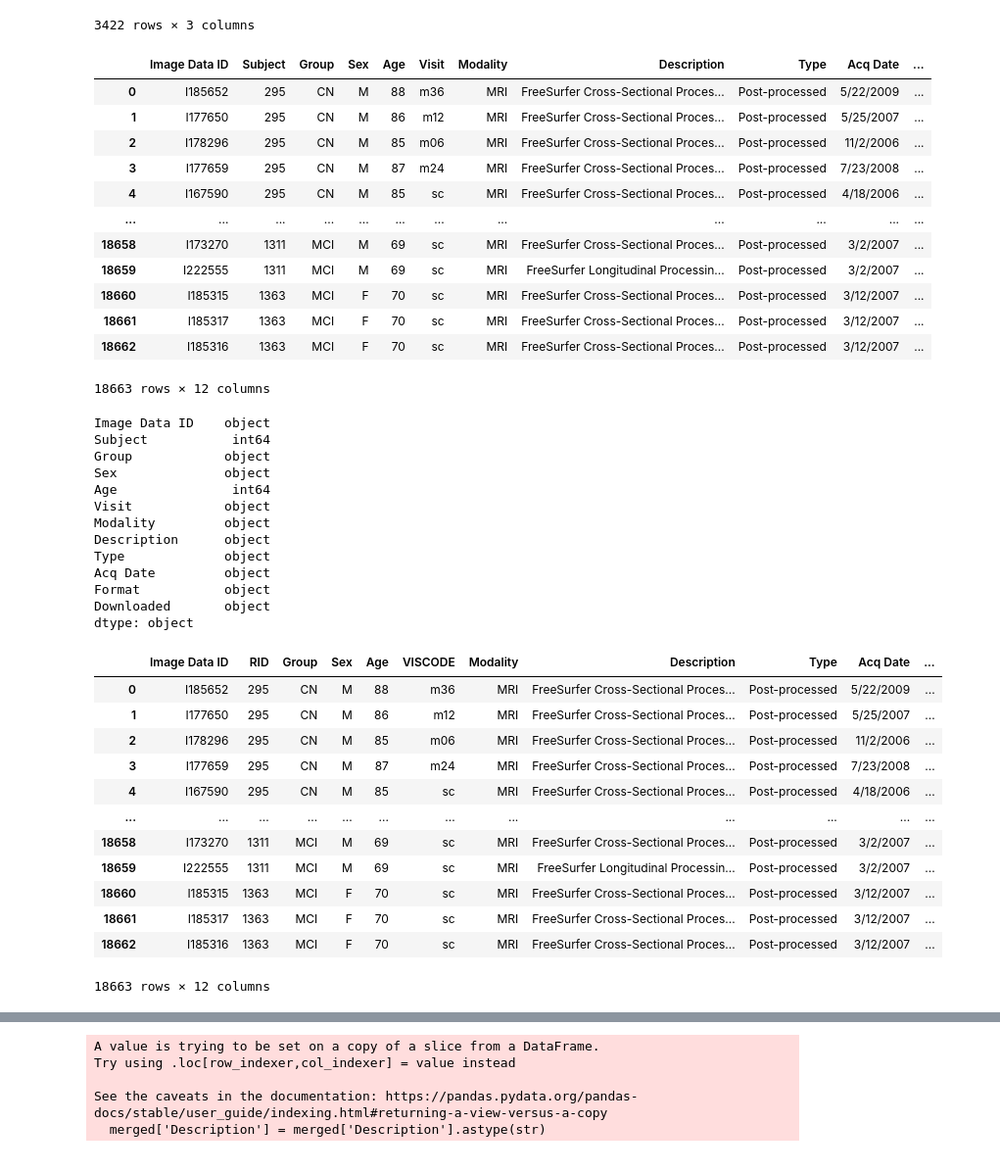
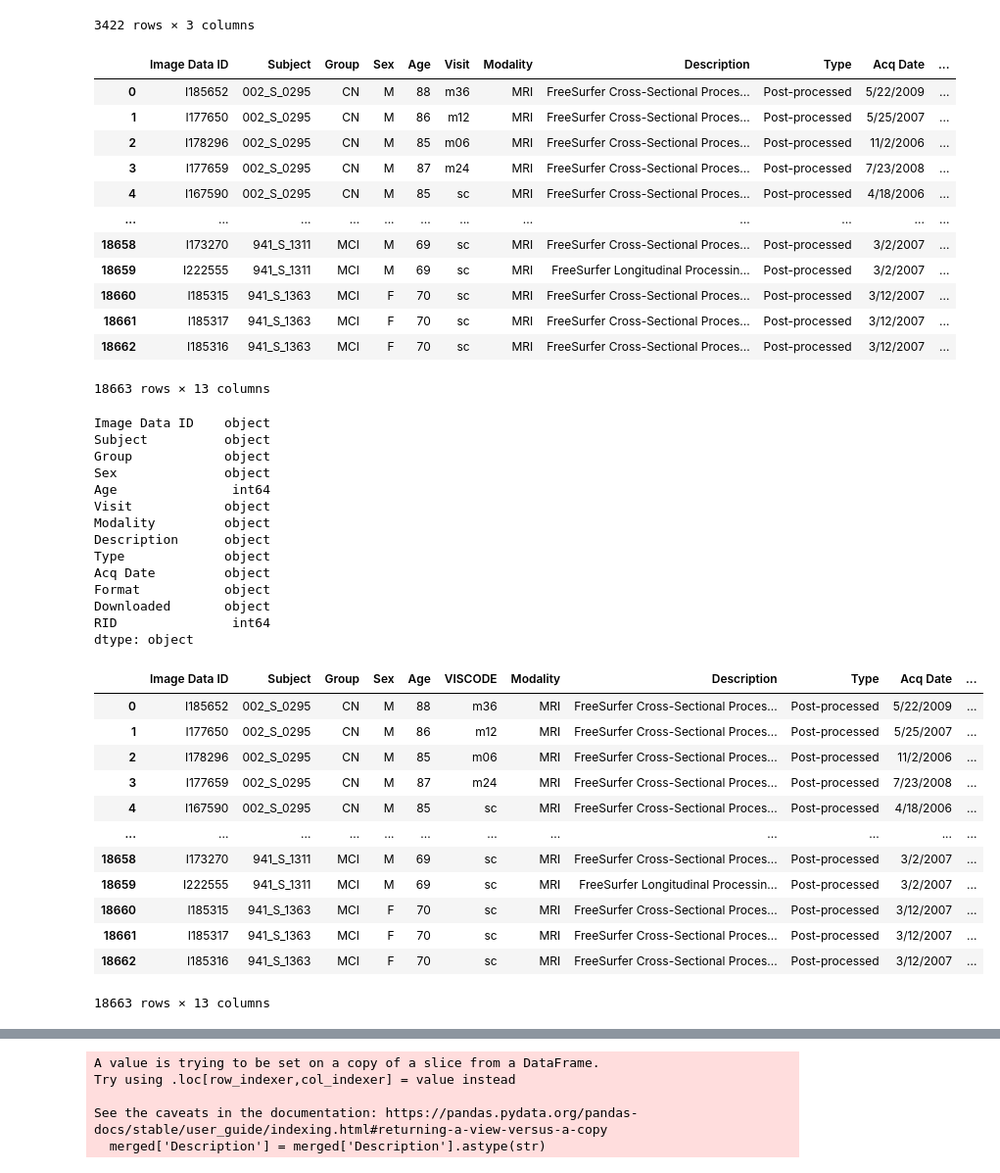
Before and after one commit to DCAN-Labs/lifespan_seg_model_data, a Jupyter notebook: notebooks-for-lssm/adni_for_lssm.ipynb, the cells around one changed output, grey strips where cells are left out. Shown: that part at 98% size. Drawn from its saved outputs; the diff is of its cells as text; code cells hidden in the pictures.

```diff
--- a/notebooks-for-lssm/adni_for_lssm.ipynb
+++ b/notebooks-for-lssm/adni_for_lssm.ipynb
@@ -196,28 +196,28 @@ qc
 | 3421 | 1435 | sc | Pass |
 3422 rows × 3 columns
 # %%
-# in subject column for freesurfer, keep only characters that come after second underscore, and convert to int64
-freesurfer['Subject'] = freesurfer['Subject'].str.split('_').str[2].astype('int64')
+# for the subject column for freesurfer, keep only characters that come after second underscore, and convert to int64, and save it to a new column called 'RID'
+freesurfer['RID'] = freesurfer['Subject'].str.split('_').str[2].astype('int64')
 freesurfer
 # %% [output]
 |  | Image Data ID | Subject | Group | Sex | Age | Visit | Modality | Description | Type | Acq Date | ... |
-| 0 | I185652 | 295 | CN | M | 88 | m36 | MRI | FreeSurfer Cross-Sectional Proces... | Post-processed | 5/22/2009 | ... |
-| 1 | I177650 | 295 | CN | M | 86 | m12 | MRI | FreeSurfer Cross-Sectional Proces... | Post-processed | 5/25/2007 | ... |
-| 2 | I178296 | 295 | CN | M | 85 | m06 | MRI | FreeSurfer Cross-Sectional Proces... | Post-processed | 11/2/2006 | ... |
-| 3 | I177659 | 295 | CN | M | 87 | m24 | MRI | FreeSurfer Cross-Sectional Proces... | Post-processed | 7/23/2008 | ... |
-| 4 | I167590 | 295 | CN | M | 85 | sc | MRI | FreeSurfer Cross-Sectional Proces... | Post-processed | 4/18/2006 | ... |
+| 0 | I185652 | 002_S_0295 | CN | M | 88 | m36 | MRI | FreeSurfer Cross-Sectional Proces... | Post-processed | 5/22/2009 | ... |
+| 1 | I177650 | 002_S_0295 | CN | M | 86 | m12 | MRI | FreeSurfer Cross-Sectional Proces... | Post-processed | 5/25/2007 | ... |
+| 2 | I178296 | 002_S_0295 | CN | M | 85 | m06 | MRI | FreeSurfer Cross-Sectional Proces... | Post-processed | 11/2/2006 | ... |
+| 3 | I177659 | 002_S_0295 | CN | M | 87 | m24 | MRI | FreeSurfer Cross-Sectional Proces... | Post-processed | 7/23/2008 | ... |
+| 4 | I167590 | 002_S_0295 | CN | M | 85 | sc | MRI | FreeSurfer Cross-Sectional Proces... | Post-processed | 4/18/2006 | ... |
 | ... | ... | ... | ... | ... | ... | ... | ... | ... | ... | ... | ... |
-| 18658 | I173270 | 1311 | MCI | M | 69 | sc | MRI | FreeSurfer Cross-Sectional Proces... | Post-processed | 3/2/2007 | ... |
-| 18659 | I222555 | 1311 | MCI | M | 69 | sc | MRI | FreeSurfer Longitudinal Processin... | Post-processed | 3/2/2007 | ... |
-| 18660 | I185315 | 1363 | MCI | F | 70 | sc | MRI | FreeSurfer Cross-Sectional Proces... | Post-processed | 3/12/2007 | ... |
-| 18661 | I185317 | 1363 | MCI | F | 70 | sc | MRI | FreeSurfer Cross-Sectional Proces... | Post-processed | 3/12/2007 | ... |
-| 18662 | I185316 | 1363 | MCI | F | 70 | sc | MRI | FreeSurfer Cross-Sectional Proces... | Post-processed | 3/12/2007 | ... |
+| 18658 | I173270 | 941_S_1311 | MCI | M | 69 | sc | MRI | FreeSurfer Cross-Sectional Proces... | Post-processed | 3/2/2007 | ... |
+| 18659 | I222555 | 941_S_1311 | MCI | M | 69 | sc | MRI | FreeSurfer Longitudinal Processin... | Post-processed | 3/2/2007 | ... |
+| 18660 | I185315 | 941_S_1363 | MCI | F | 70 | sc | MRI | FreeSurfer Cross-Sectional Proces... | Post-processed | 3/12/2007 | ... |
+| 18661 | I185317 | 941_S_1363 | MCI | F | 70 | sc | MRI | FreeSurfer Cross-Sectional Proces... | Post-processed | 3/12/2007 | ... |
+| 18662 | I185316 | 941_S_1363 | MCI | F | 70 | sc | MRI | FreeSurfer Cross-Sectional Proces... | Post-processed | 3/12/2007 | ... |
-18663 rows × 12 columns
+18663 rows × 13 columns
 # %%
 freesurfer.dtypes
 # %% [output]
 Image Data ID    object
-Subject           int64
+Subject          object
 Group            object
 Sex              object
 Age               int64
@@ -228,25 +228,26 @@ Type             object
 Acq Date         object
 Format           object
 Downloaded       object
+RID               int64
 dtype: object
 # %%
 # rename Subject column to RID and Visit column to VISCODE2
-freesurfer = freesurfer.rename(columns={'Subject':'RID', 'Visit':'VISCODE'})
+freesurfer = freesurfer.rename(columns={'Visit':'VISCODE'})
 freesurfer
 # %% [output]
-|  | Image Data ID | RID | Group | Sex | Age | VISCODE | Modality | Description | Type | Acq Date | ... |
-| 0 | I185652 | 295 | CN | M | 88 | m36 | MRI | FreeSurfer Cross-Sectional Proces... | Post-processed | 5/22/2009 | ... |
-| 1 | I177650 | 295 | CN | M | 86 | m12 | MRI | FreeSurfer Cross-Sectional Proces... | Post-processed | 5/25/2007 | ... |
-| 2 | I178296 | 295 | CN | M | 85 | m06 | MRI | FreeSurfer Cross-Sectional Proces... | Post-processed | 11/2/2006 | ... |
-| 3 | I177659 | 295 | CN | M | 87 | m24 | MRI | FreeSurfer Cross-Sectional Proces... | Post-processed | 7/23/2008 | ... |
-| 4 | I167590 | 295 | CN | M | 85 | sc | MRI | FreeSurfer Cross-Sectional Proces... | Post-processed | 4/18/2006 | ... |
+|  | Image Data ID | Subject | Group | Sex | Age | VISCODE | Modality | Description | Type | Acq Date | ... |
+| 0 | I185652 | 002_S_0295 | CN | M | 88 | m36 | MRI | FreeSurfer Cross-Sectional Proces... | Post-processed | 5/22/2009 | ... |
+| 1 | I177650 | 002_S_0295 | CN | M | 86 | m12 | MRI | FreeSurfer Cross-Sectional Proces... | Post-processed | 5/25/2007 | ... |
+| 2 | I178296 | 002_S_0295 | CN | M | 85 | m06 | MRI | FreeSurfer Cross-Sectional Proces... | Post-processed | 11/2/2006 | ... |
+| 3 | I177659 | 002_S_0295 | CN | M | 87 | m24 | MRI | FreeSurfer Cross-Sectional Proces... | Post-processed | 7/23/2008 | ... |
+| 4 | I167590 | 002_S_0295 | CN | M | 85 | sc | MRI | FreeSurfer Cross-Sectional Proces... | Post-processed | 4/18/2006 | ... |
 | ... | ... | ... | ... | ... | ... | ... | ... | ... | ... | ... | ... |
-| 18658 | I173270 | 1311 | MCI | M | 69 | sc | MRI | FreeSurfer Cross-Sectional Proces... | Post-processed | 3/2/2007 | ... |
-| 18659 | I222555 | 1311 | MCI | M | 69 | sc | MRI | FreeSurfer Longitudinal Processin... | Post-processed | 3/2/2007 | ... |
-| 18660 | I185315 | 1363 | MCI | F | 70 | sc | MRI | FreeSurfer Cross-Sectional Proces... | Post-processed | 3/12/2007 | ... |
-| 18661 | I185317 | 1363 | MCI | F | 70 | sc | MRI | FreeSurfer Cross-Sectional Proces... | Post-processed | 3/12/2007 | ... |
-| 18662 | I185316 | 1363 | MCI | F | 70 | sc | MRI | FreeSurfer Cross-Sectional Proces... | Post-processed | 3/12/2007 | ... |
+| 18658 | I173270 | 941_S_1311 | MCI | M | 69 | sc | MRI | FreeSurfer Cross-Sectional Proces... | Post-processed | 3/2/2007 | ... |
+| 18659 | I222555 | 941_S_1311 | MCI | M | 69 | sc | MRI | FreeSurfer Longitudinal Processin... | Post-processed | 3/2/2007 | ... |
+| 18660 | I185315 | 941_S_1363 | MCI | F | 70 | sc | MRI | FreeSurfer Cross-Sectional Proces... | Post-processed | 3/12/2007 | ... |
+| 18661 | I185317 | 941_S_1363 | MCI | F | 70 | sc | MRI | FreeSurfer Cross-Sectional Proces... | Post-processed | 3/12/2007 | ... |
+| 18662 | I185316 | 941_S_1363 | MCI | F | 70 | sc | MRI | FreeSurfer Cross-Sectional Proces... | Post-processed | 3/12/2007 | ... |
-18663 rows × 12 columns
+18663 rows × 13 columns
 # %%
 # print dtypes for both dataframes
 print(freesurfer.dtypes)
```
Also changed, not shown: parts of 7 cells of this notebook, 1 other file.
